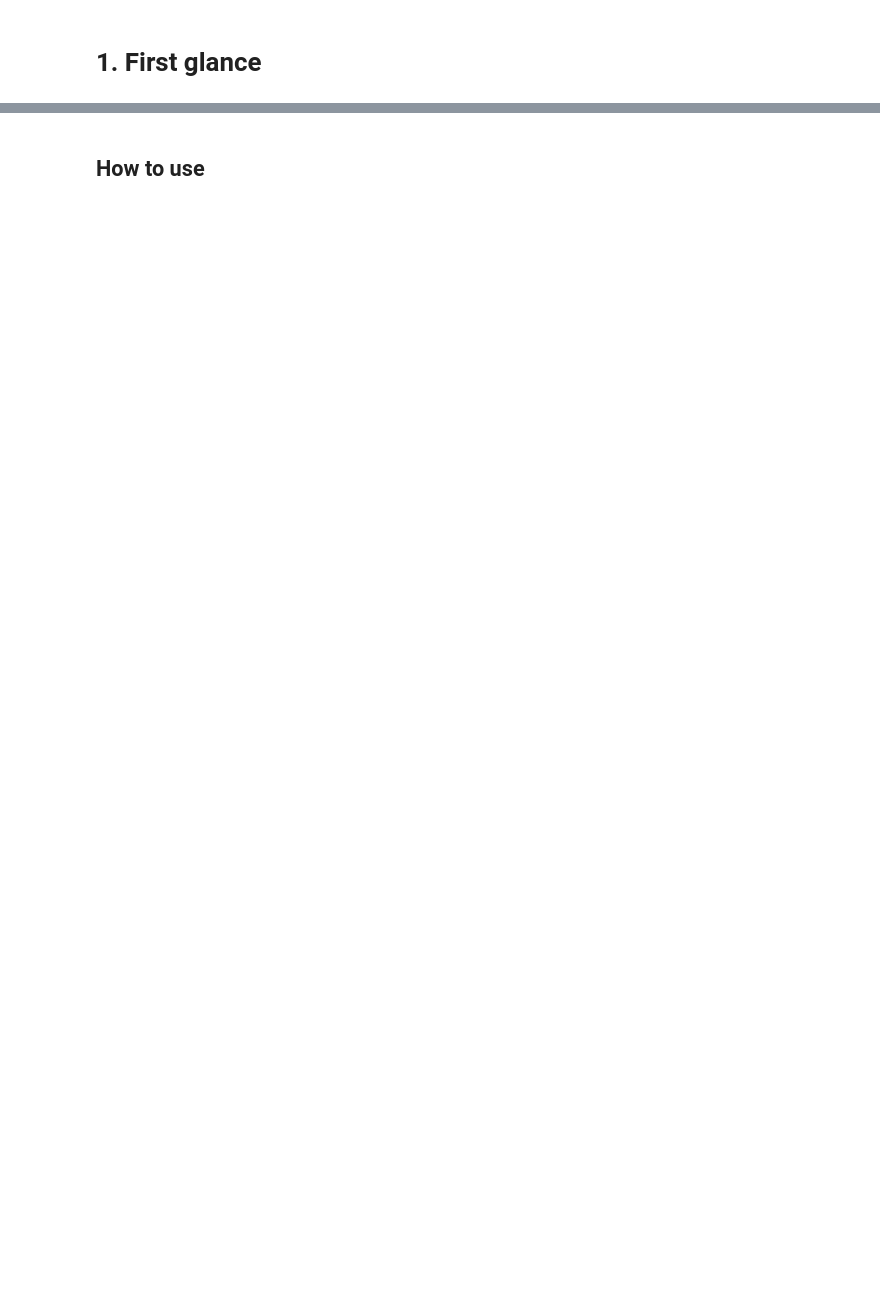
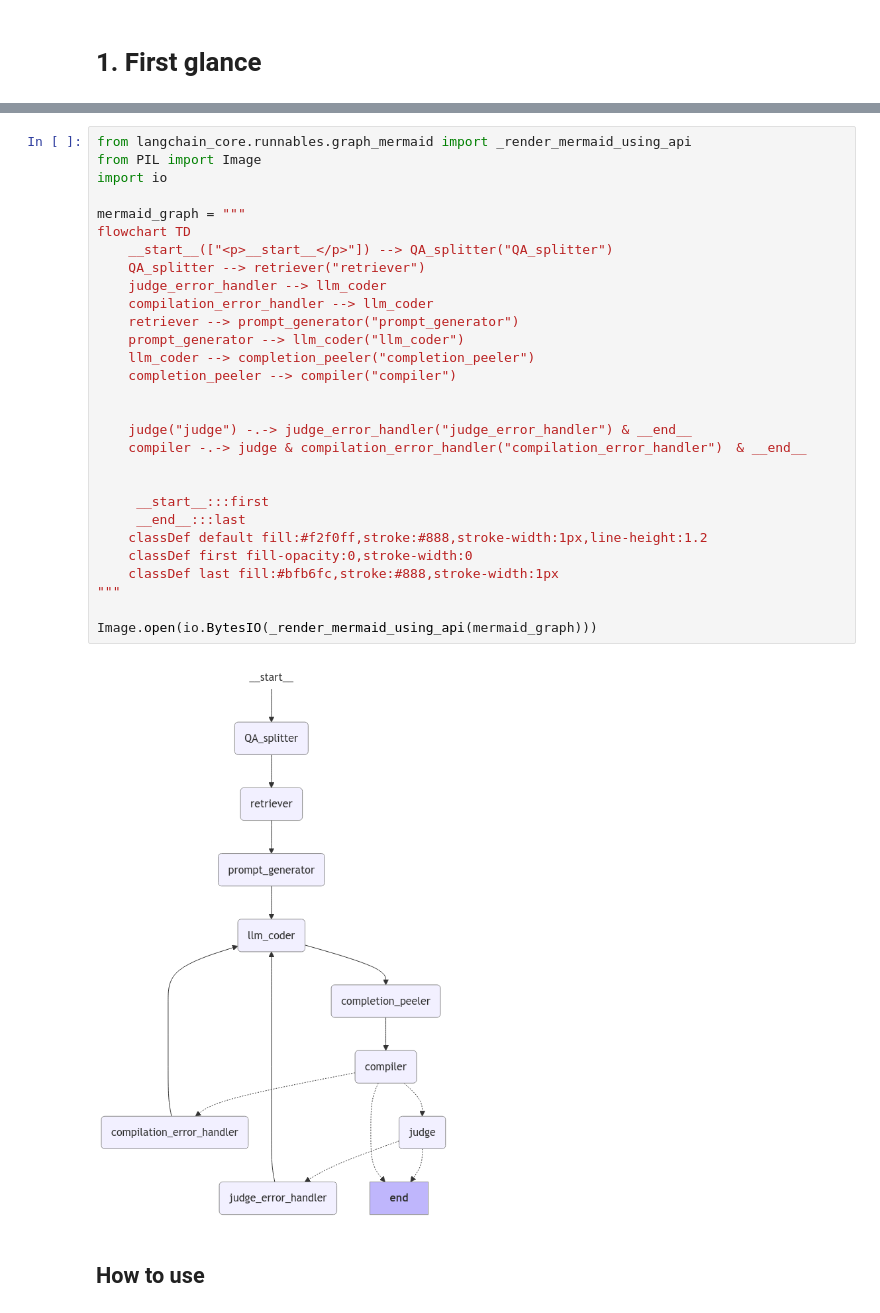
Before and after one commit to perseusproject/LLM-DSL-Gen, a Jupyter notebook: notebooks/workflow.ipynb, the cells around one changed output, grey strips where cells are left out. Drawn from its saved outputs; the diff is of its cells as text; blank space fills up the shorter version.

```diff
--- a/notebooks/workflow.ipynb
+++ b/notebooks/workflow.ipynb
@@ -37,2 +66,33 @@ display(
+# %%
+from langchain_core.runnables.graph_mermaid import _render_mermaid_using_api
+from PIL import Image
+import io
+
+mermaid_graph = """
+flowchart TD
+    __start__(["<p>__start__</p>"]) --> QA_splitter("QA_splitter")
+    QA_splitter --> retriever("retriever")
+    judge_error_handler --> llm_coder
+    compilation_error_handler --> llm_coder
+    retriever --> prompt_generator("prompt_generator")
+    prompt_generator --> llm_coder("llm_coder")
+    llm_coder --> completion_peeler("completion_peeler")
+    completion_peeler --> compiler("compiler")
+
+
+    judge("judge") -.-> judge_error_handler("judge_error_handler") & __end__
+    compiler -.-> judge & compilation_error_handler("compilation_error_handler")　& __end__
+
+
+     __start__:::first
+     __end__:::last
+    classDef default fill:#f2f0ff,stroke:#888,stroke-width:1px,line-height:1.2
+    classDef first fill-opacity:0,stroke-width:0
+    classDef last fill:#bfb6fc,stroke:#888,stroke-width:1px
+"""
+
+Image.open(io.BytesIO(_render_mermaid_using_api(mermaid_graph)))
+# %% [output]
+[figure, added]
 # %% [markdown]
 ## How to use
```
Also changed, not shown: parts of 8 cells of this notebook, 18 other files.
